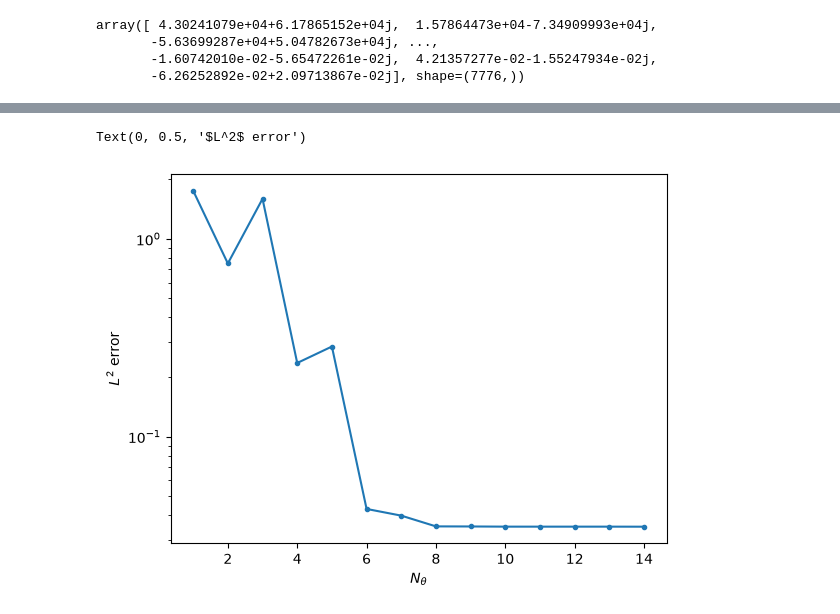
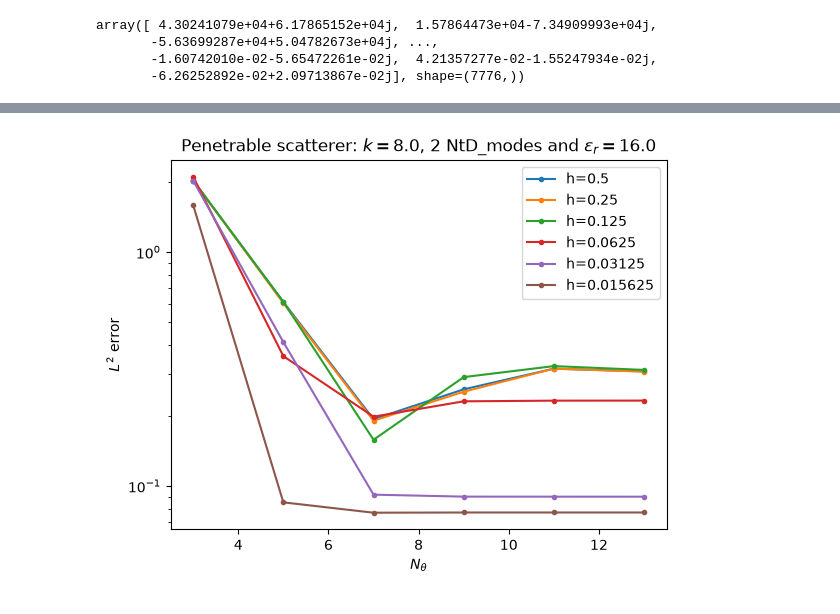
Before and after one commit to MPenaR/Trefftz, a Jupyter notebook: notebooks/convergenve_tests.ipynb, the cells around one changed output, grey strips where cells are left out. Cells and saved outputs as stored; diff of their text form; code cells hidden in the pictures.

```diff
--- a/notebooks/convergenve_tests.ipynb
+++ b/notebooks/convergenve_tests.ipynb
@@ -119,18 +121,29 @@ eps_r =16
 R = 1.
 r = 0.2
 Lc = 2.
-lc = 0.03
+lcs = np.logspace(-1,-6,6,base=2)
+thetas = range(3,15,2)
+N = len(thetas)
+Nlc = len(lcs)
 
-mesh = AnularDomain(R=R, r=r, Lc=Lc, lc=lc, scatterer_material=Dielectric(relative_permittivity=eps_r))
-mesh.curve_boundaries([mesh.boundaries.SIGMA], [R])
+errors = np.zeros((Nlc, N))
+for i, lc in enumerate(lcs):
+     print(f'lc = {lc}')
+     Lc = 10*lc
+     mesh = AnularDomain(R=R, r=r, Lc=Lc, lc=lc, scatterer_material=Dielectric(relative_permittivity=eps_r))
+     mesh.curve_boundaries([mesh.boundaries.SIGMA], [R])
 
-args = [(mesh, N_theta) for N_theta in range(1,22,5)]
-with Pool(processes=5) as pool:
+     args = [(mesh, N_theta) for N_theta in thetas]
+     # with Pool(processes=5) as pool:
 
-    results = list(
-        tqdm(
-            pool.imap(run_theta, args),
-            total=len(args),
-        )
-    )
+     #     results = list(
+     #         tqdm(
+     #             pool.imap(run_theta, args),
+     #             total=len(args),
+     #         )
+     #     )
+
+
+     for j, arg in enumerate(args):
+          _, errors[i, j] = run_theta(arg)
 # %% [output]
@@ -161,9 +155,14 @@ solving problem for N_theta = 6
 # %%
 import matplotlib.pyplot as plt
-thetas, errors = zip(*results)
-plt.semilogy(thetas, errors, '.-')
+k = 8.
+eps_r = 16.
+for error, lc in zip(errors, lcs):
+    plt.semilogy(thetas, error, '.-', label=f'h={lc}')
 plt.xlabel("$N_\\theta$")
 plt.ylabel("$L^2$ error")
+plt.legend()
+plt.title(f'Penetrable scatterer: $k={k}$, {NtD_modes} NtD_modes and $\\varepsilon_r = {eps_r}$')
+
+plt.savefig('L2_error_vs_Ntheta_20NtD.png')
 # %% [output]
-Text(0, 0.5, '$L^2$ error')
-[figure, old version]
+[figure, new version]
```
Also changed, not shown: parts of 7 cells of this notebook, 27 other files.
